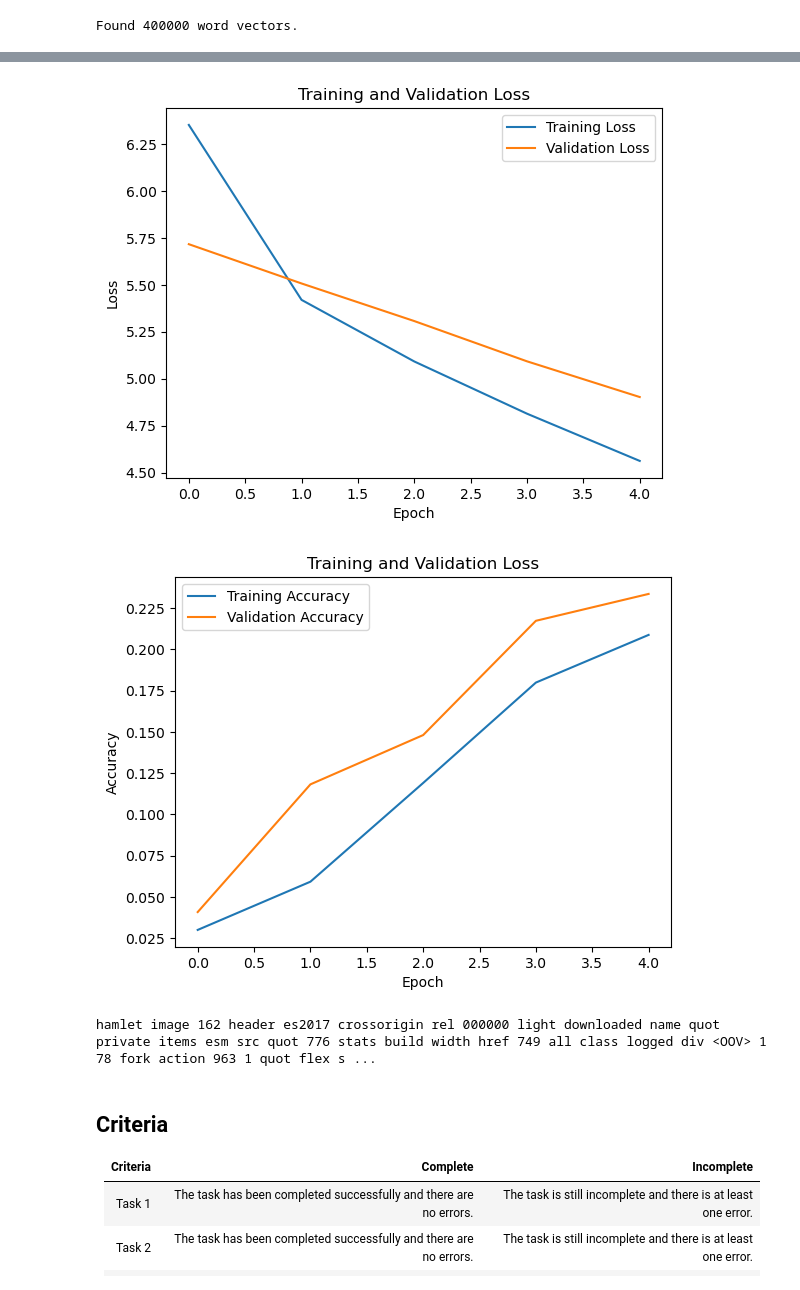
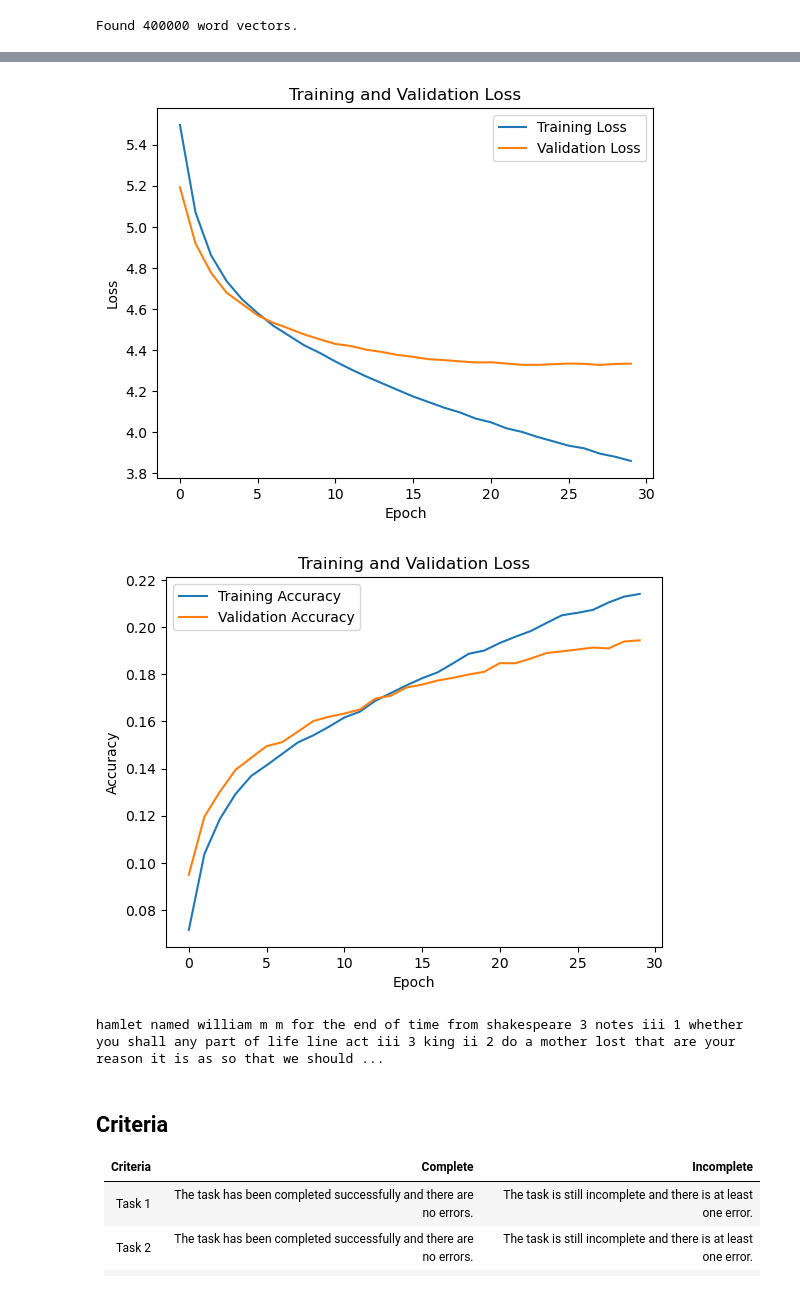
Before and after one commit to jtfb/deep_learning, a Jupyter notebook: 02_activities/assignments/assignment_2.ipynb, the cells around one changed output, grey strips where cells are left out. Drawn from its saved outputs; the diff is of its cells as text; code cells hidden in the pictures.

```diff
--- a/02_activities/assignments/assignment_2.ipynb
+++ b/02_activities/assignments/assignment_2.ipynb
@@ -123,7 +123,7 @@ Now that the text has been tokenized, we need to create sequences the model can
 *   Use the `texts_to_sequences` method from the tokenizer to convert the text to a list of sequences of numbers.
 *   Generate the training sequences. Each training sequence should contain `SEQ_LENGTH` token IDs from the text. The target token for each sequence should be the word that follows the sequence in the text.
 # %%
-SEQ_LENGTH = 50 # Choose an appropriate sequence length
+SEQ_LENGTH = 15 # Choose an appropriate sequence length
 
 # Convert the text to a list of sequences of numbers
 sequences = tokenizer.texts_to_sequences([text])[0]
@@ -498,7 +494,7 @@ model.compile(optimizer='adam', loss='categorical_crossentropy', metrics=['accur
 model.summary()
 
 # Train the model
-history = model.fit(X_train, y_train, epochs=5, batch_size=128, validation_data=(X_val, y_val))
+history = model.fit(X_train, y_train, epochs=30, batch_size=128, validation_data=(X_val, y_val))
 
 # Plot training and validation loss
 plt.plot(history.history['loss'], label='Training Loss')
@@ -538,5 +534,5 @@ Epoch 5/5
-[figure, old version]
+[figure, new version]
-[figure, old version]
+[figure, new version]
 # %%
 # Test the text generation function with your new model
 generated_text = generate_text(model, tokenizer, 'hamlet', SEQ_LENGTH)
@@ -544,7 +540,7 @@ generated_text = generate_text(model, tokenizer, 'hamlet', SEQ_LENGTH)
 # Print the generated text
 print(generated_text)
 # %% [output]
-hamlet image 162 header es2017 crossorigin rel 000000 light downloaded name quot private items esm src quot 776 stats build width href 749 all class logged div <OOV> 1 78 fork action 963 1 quot flex s ...
+hamlet named william m m for the end of time from shakespeare 3 notes iii 1 whether you shall any part of life line act iii 3 king ii 2 do a mother lost that are your reason it is as so that we should ...
 # %% [markdown]
 ## Criteria
 
```
Also changed, not shown: parts of 11 cells of this notebook.
